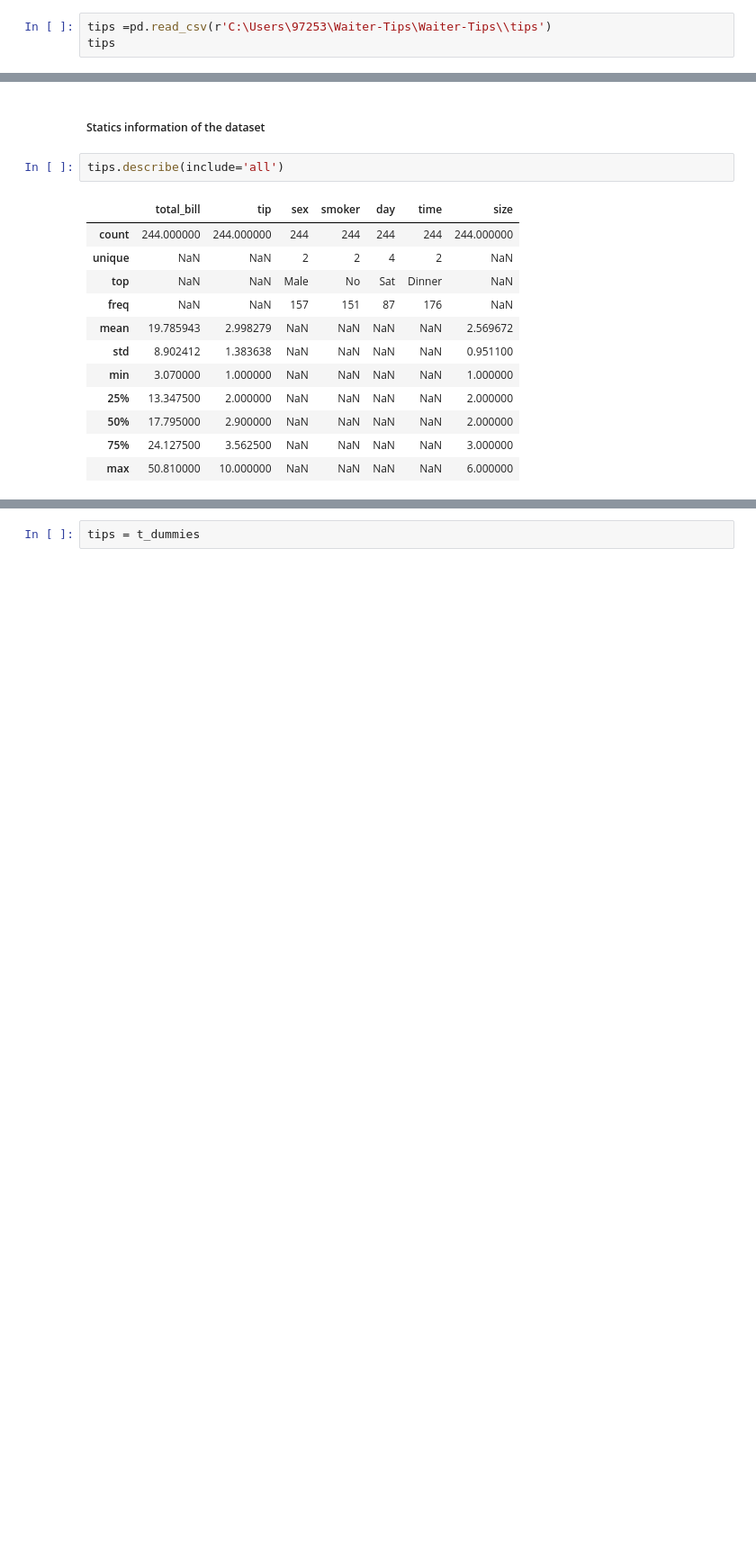
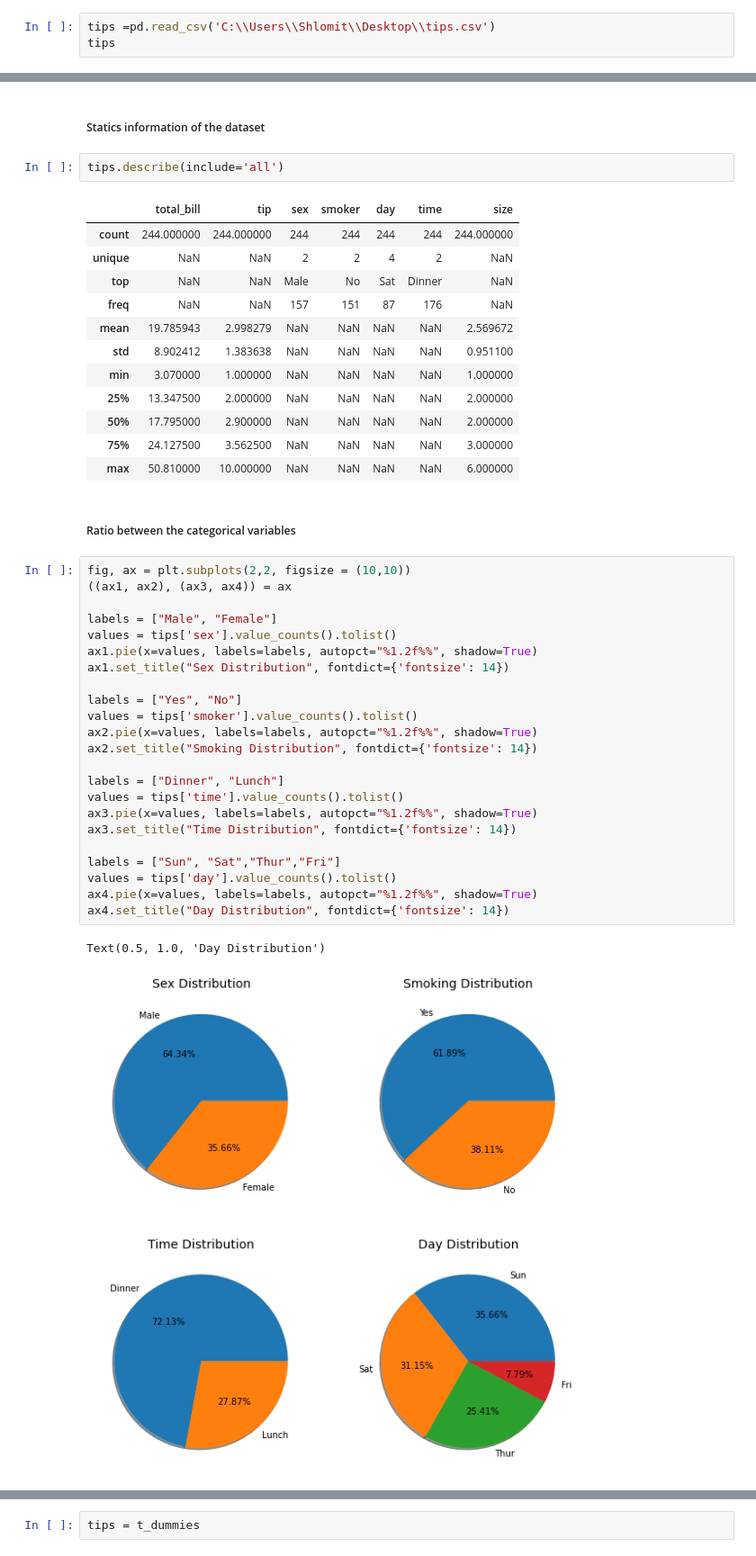
Before and after one commit to Kfirul/Waiter-Tips, a Jupyter notebook: Waiter Tips dataset.ipynb, the cells around one changed output, grey strips where cells are left out. Shown at 90% size. Drawn from its saved outputs; the diff is of its cells as text; blank space fills up the shorter version.

```diff
--- a/Waiter Tips dataset.ipynb
+++ b/Waiter Tips dataset.ipynb
@@ -31,7 +38,7 @@ from sklearn.model_selection import train_test_split
 # %% [markdown]
 ##### Loading the dataset
 # %%
-tips =pd.read_csv(r'C:\Users\97253\Waiter-Tips\Waiter-Tips\\tips')
+tips =pd.read_csv('C:\\Users\\Shlomit\\Desktop\\tips.csv')
 tips
 # %% [output]
 |  | total_bill | tip | sex | smoker | day | time | size |
@@ -94,3 +101,31 @@ tips.describe(include='all')
 | 50% | 17.795000 | 2.900000 | NaN | NaN | NaN | NaN | 2.000000 |
 | 75% | 24.127500 | 3.562500 | NaN | NaN | NaN | NaN | 3.000000 |
 | max | 50.810000 | 10.000000 | NaN | NaN | NaN | NaN | 6.000000 |
+# %% [markdown]
+##### Ratio between the categorical variables
+# %%
+fig, ax = plt.subplots(2,2, figsize = (10,10))
+((ax1, ax2), (ax3, ax4)) = ax
+
+labels = ["Male", "Female"]
+values = tips['sex'].value_counts().tolist()
+ax1.pie(x=values, labels=labels, autopct="%1.2f%%", shadow=True)
+ax1.set_title("Sex Distribution", fontdict={'fontsize': 14})
+
+labels = ["Yes", "No"]
+values = tips['smoker'].value_counts().tolist()
+ax2.pie(x=values, labels=labels, autopct="%1.2f%%", shadow=True)
+ax2.set_title("Smoking Distribution", fontdict={'fontsize': 14})
+
+labels = ["Dinner", "Lunch"]
+values = tips['time'].value_counts().tolist()
+ax3.pie(x=values, labels=labels, autopct="%1.2f%%", shadow=True)
+ax3.set_title("Time Distribution", fontdict={'fontsize': 14})
+
+labels = ["Sun", "Sat","Thur","Fri"]
+values = tips['day'].value_counts().tolist()
+ax4.pie(x=values, labels=labels, autopct="%1.2f%%", shadow=True)
+ax4.set_title("Day Distribution", fontdict={'fontsize': 14})
+# %% [output]
+Text(0.5, 1.0, 'Day Distribution')
+[figure, added]
```
Also changed, not shown: parts of 66 cells of this notebook.
